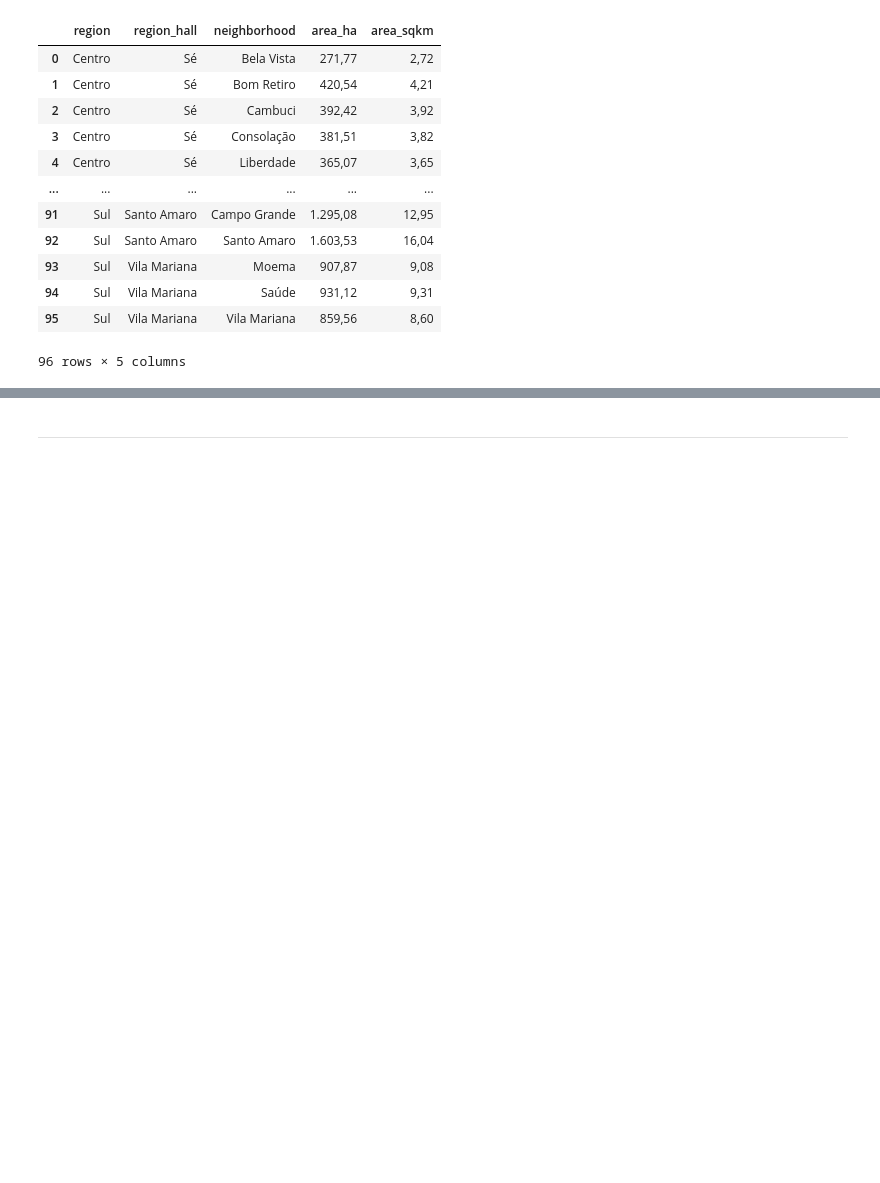
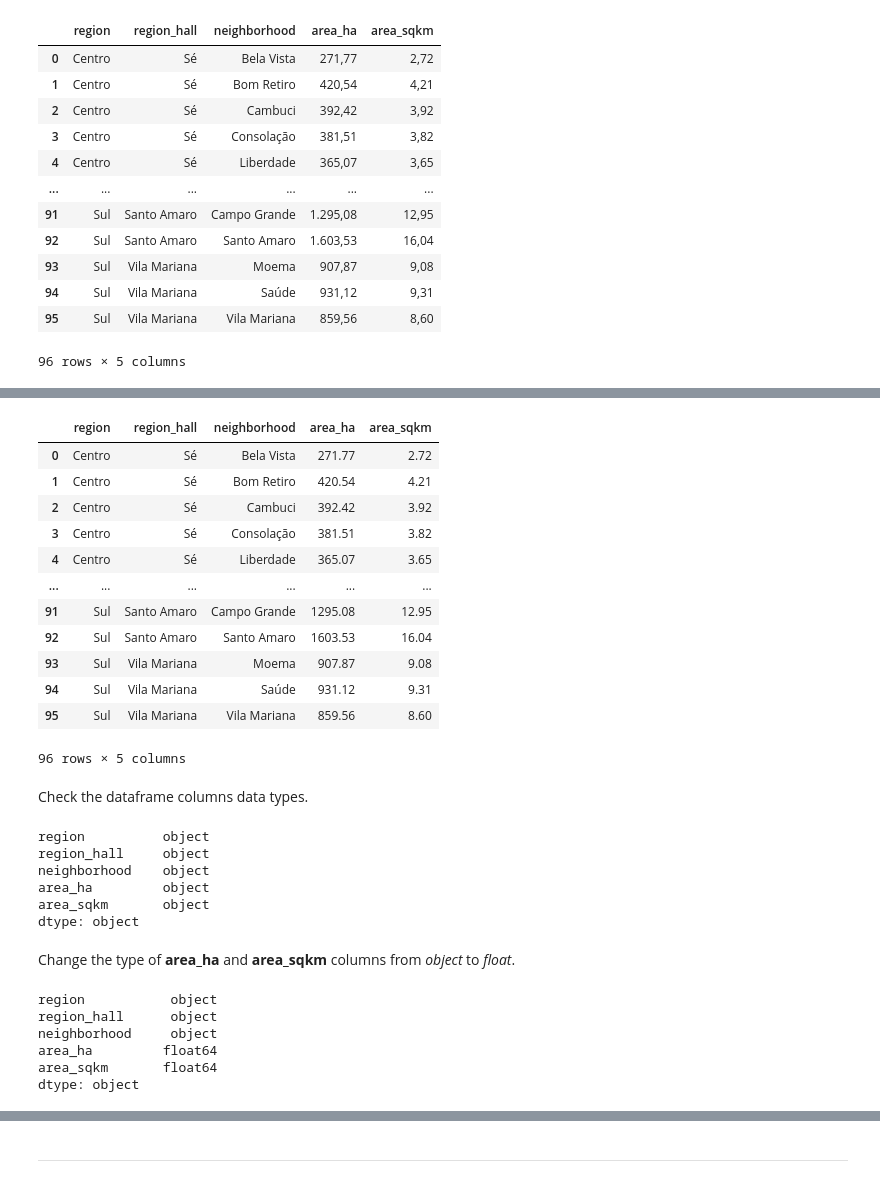
Before and after one commit to sjsilvabr/Coursera_Capstone, a Jupyter notebook: Capstone_Notebook.ipynb, the cells around one changed output, grey strips where cells are left out. Cells and saved outputs as stored; diff of their text form; code cells hidden in the pictures; blank space fills up the shorter version.

Commit message:
Step 3 - Rental Prices Dataframe - complete.

```diff
--- a/Capstone_Notebook.ipynb
+++ b/Capstone_Notebook.ipynb
@@ -384,0 +388,52 @@ df_neighborhoods
+# %%
+# remove thousand separator
+df_neighborhoods['area_ha'] = df_neighborhoods['area_ha'].apply(lambda x : x.replace('.', ''))
+df_neighborhoods['area_sqkm'] = df_neighborhoods['area_sqkm'].apply(lambda x : x.replace('.', ''))
+
+# change decimal separator
+df_neighborhoods['area_ha'] = df_neighborhoods['area_ha'].apply(lambda x : x.replace(',', '.'))
+df_neighborhoods['area_sqkm'] = df_neighborhoods['area_sqkm'].apply(lambda x : x.replace(',', '.'))
+
+# check the head
+df_neighborhoods
+# %% [output]
+|  | region | region_hall | neighborhood | area_ha | area_sqkm |
+| 0 | Centro | Sé | Bela Vista | 271.77 | 2.72 |
+| 1 | Centro | Sé | Bom Retiro | 420.54 | 4.21 |
+| 2 | Centro | Sé | Cambuci | 392.42 | 3.92 |
+| 3 | Centro | Sé | Consolação | 381.51 | 3.82 |
+| 4 | Centro | Sé | Liberdade | 365.07 | 3.65 |
+| ... | ... | ... | ... | ... | ... |
+| 91 | Sul | Santo Amaro | Campo Grande | 1295.08 | 12.95 |
+| 92 | Sul | Santo Amaro | Santo Amaro | 1603.53 | 16.04 |
+| 93 | Sul | Vila Mariana | Moema | 907.87 | 9.08 |
+| 94 | Sul | Vila Mariana | Saúde | 931.12 | 9.31 |
+| 95 | Sul | Vila Mariana | Vila Mariana | 859.56 | 8.60 |
+96 rows × 5 columns
+# %% [markdown]
+Check the dataframe columns data types.
+# %%
+# print the columns data types
+df_neighborhoods.dtypes
+# %% [output]
+region          object
+region_hall     object
+neighborhood    object
+area_ha         object
+area_sqkm       object
+dtype: object
+# %% [markdown]
+Change the type of __area_ha__ and __area_sqkm__ columns from _object_ to _float_.
+# %%
+# convert the price column to float
+df_neighborhoods = df_neighborhoods.astype({'area_ha': 'float64', 'area_sqkm': 'float64'})
+
+# print the columns data types
+df_neighborhoods.dtypes
+# %% [output]
+region           object
+region_hall      object
+neighborhood     object
+area_ha         float64
+area_sqkm       float64
+dtype: object
```
Also changed, not shown: parts of 72 cells of this notebook.
